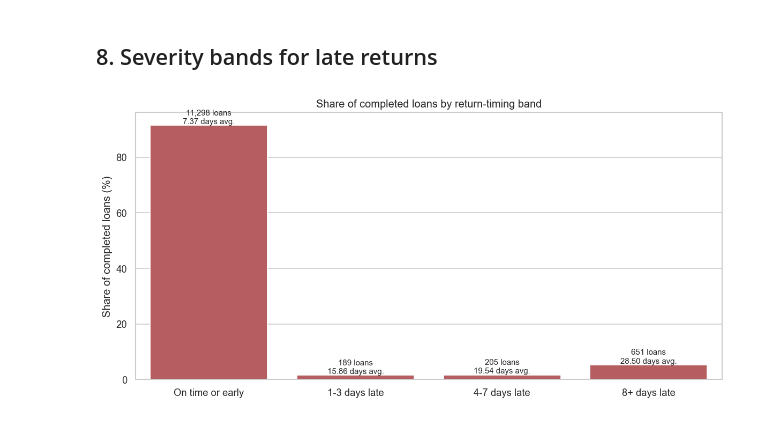
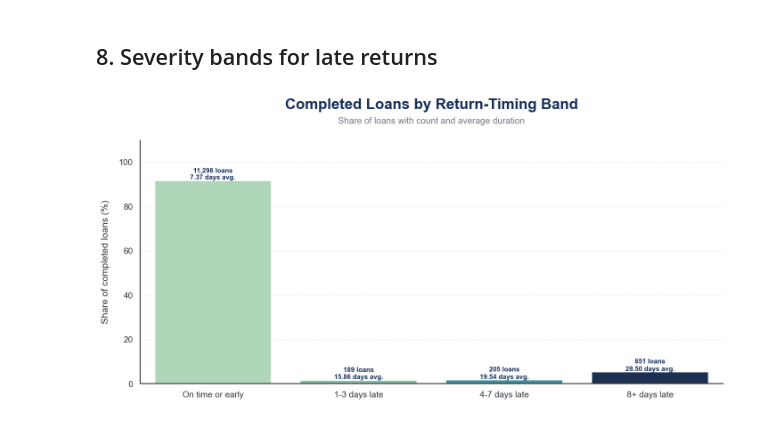
Before and after one commit to pufferfish3e/data-engineering-ca2, a Jupyter notebook: analysis/dw_insights_graphs.ipynb, the cells around one changed output. Drawn from its saved outputs; the diff is of its cells as text; code cells hidden in the pictures.

```diff
--- a/analysis/dw_insights_graphs.ipynb
+++ b/analysis/dw_insights_graphs.ipynb
@@ -112,9 +219,0 @@ plt.show()
-# %%
-fig, ax = plt.subplots(figsize=(10, 7))
-sizes = genre['TotalLoans'] / genre['TotalLoans'].max() * 900
-ax.scatter(genre['DistinctBooks'], genre['LoansPerBook'], s=sizes, alpha=0.7, color='#8172B3', edgecolor='white')
-for _, row in genre.iterrows():
-    ax.annotate(row['Genre'], (row['DistinctBooks'], row['LoansPerBook']), xytext=(5, 5), textcoords='offset points', fontsize=9)
-ax.set(title='Genre breadth versus borrowing intensity', xlabel='Distinct book titles', ylabel='Loans per book')
-fig.tight_layout()
-plt.show()
@@ -186,0 +296,15 @@ plt.show()
+# %%
+fig, ax = plt.subplots(figsize=(12, 7))
+sizes = genre['TotalLoans'] / genre['TotalLoans'].max() * 900
+point_colours = sns.blend_palette(PALETTE, n_colors=len(genre))
+ax.scatter(genre['DistinctBooks'], genre['LoansPerBook'], s=sizes, alpha=0.88,
+           c=point_colours, edgecolor='white', linewidth=1.2)
+for _, row in genre.iterrows():
+    ax.annotate(row['Genre'], (row['DistinctBooks'], row['LoansPerBook']),
+                xytext=(6, 6), textcoords='offset points', fontsize=9, color=TEXT)
+style_chart(ax, 'Genre Breadth vs Borrowing Intensity',
+            'Bubble size represents total completed loans',
+            xlabel='Distinct book titles', ylabel='Loans per book')
+ax.margins(x=0.12, y=0.18)
+fig.tight_layout()
+plt.show()
@@ -189,17 +315,22 @@ plt.show()
 # %%
 band_order = ['On time or early', '1-3 days late', '4-7 days late', '8+ days late']
 return_bands['ReturnTimingBand'] = pd.Categorical(return_bands['ReturnTimingBand'],
                                                categories=band_order, ordered=True)
 band_plot = return_bands.sort_values('ReturnTimingBand')
-fig, ax = plt.subplots(figsize=(10, 5))
-sns.barplot(data=band_plot, x='ReturnTimingBand', y='SharePct', color='#C44E52', ax=ax)
+fig, ax = plt.subplots(figsize=(12, 6))
+severity_colours = [PALETTE[0], PALETTE[1], PALETTE[3], NAVY]
+sns.barplot(data=band_plot, x='ReturnTimingBand', y='SharePct',
+            hue='ReturnTimingBand', palette=severity_colours, legend=False, ax=ax)
 for bar, (_, row) in zip(ax.patches, band_plot.iterrows()):
     ax.annotate(f"{row['LoanCount']:,} loans\n{row['AvgLoanDurationDays']:.2f} days avg.",
                 (bar.get_x() + bar.get_width()/2, bar.get_height()),
-                ha='center', va='bottom', fontsize=9)
-ax.set(title='Share of completed loans by return-timing band',
-       xlabel='', ylabel='Share of completed loans (%)')
+                ha='center', va='bottom', fontsize=9,
+                fontweight='bold', color=NAVY)
+style_chart(ax, 'Completed Loans by Return-Timing Band',
+            'Share of loans with count and average duration',
+            ylabel='Share of completed loans (%)', grid_axis='y')
+ax.margins(y=0.20)
 fig.tight_layout()
 plt.show()
 # %% [output]
-[figure, old version]
+[figure, new version]
```
Also changed, not shown: parts of 24 cells of this notebook, 7 other files.
